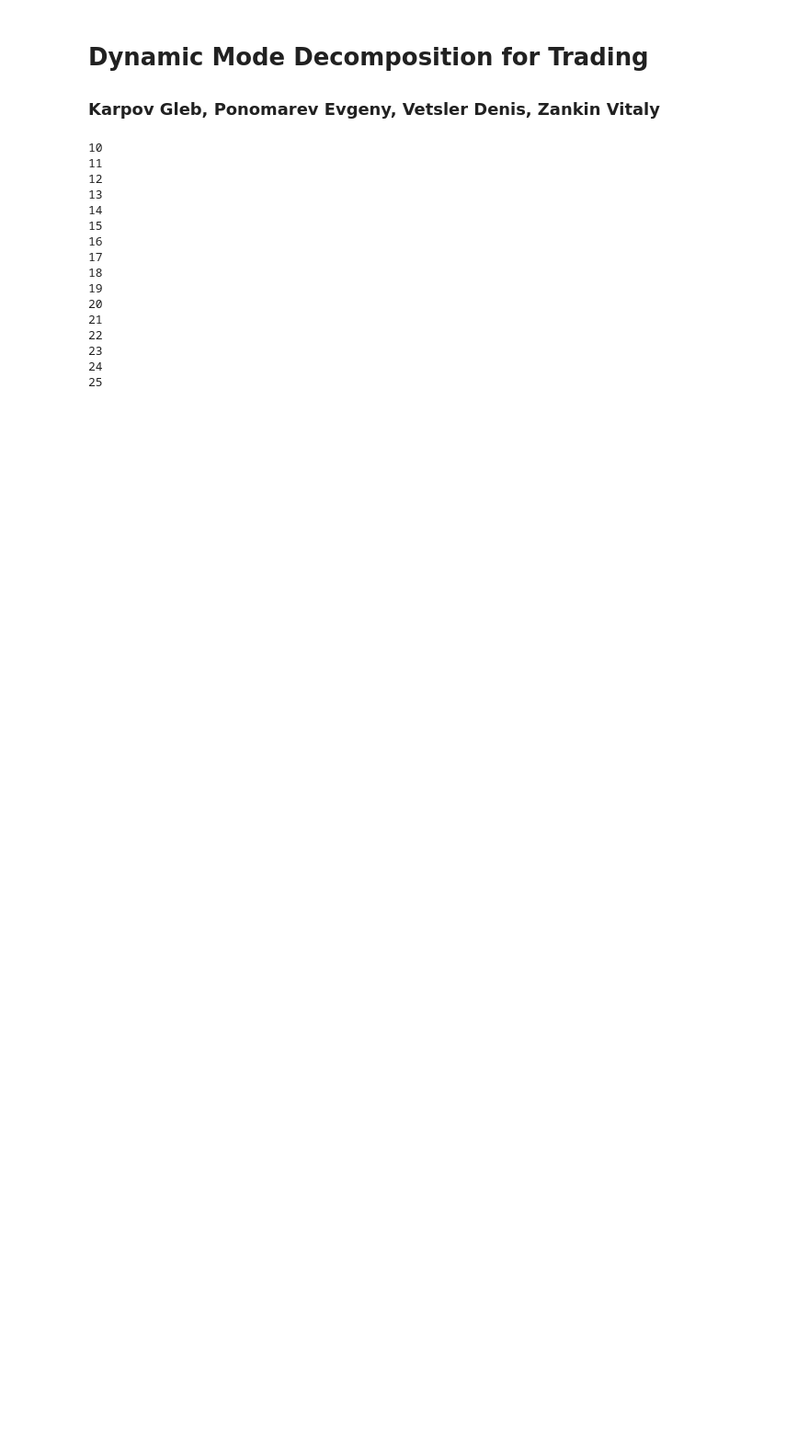
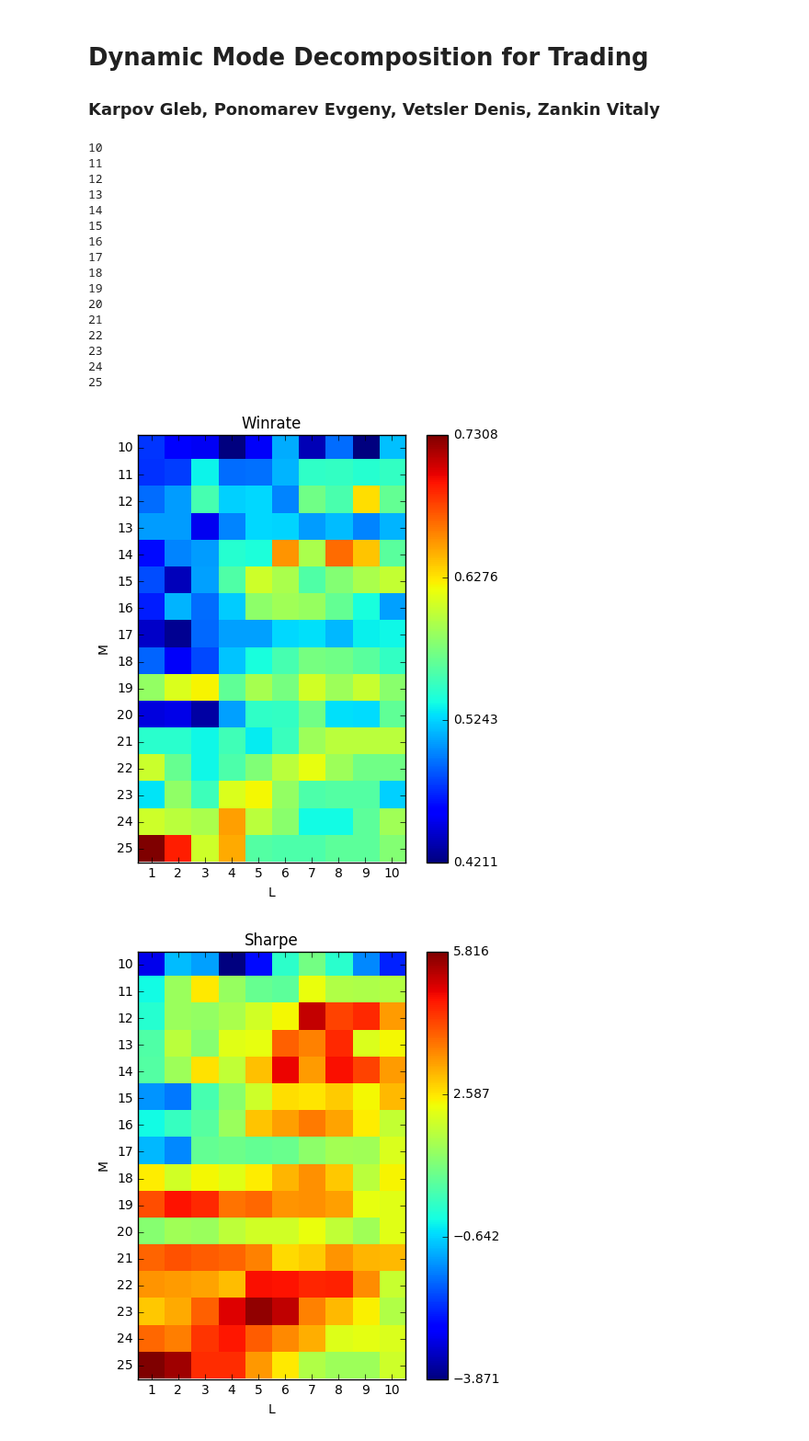
Before and after one commit to evgps/DMD, a Jupyter notebook: DMD_yahoo.ipynb, the cells around one changed output. Shown at 92% size. Drawn from its saved outputs; the diff is of its cells as text; code cells hidden in the pictures; blank space fills up the shorter version.

```diff
--- a/DMD_yahoo.ipynb
+++ b/DMD_yahoo.ipynb
@@ -68,7 +68,7 @@ def trend_per_time_unit(data):
     return data
 # %%
 # Тренировочная выборка
-start = datetime.datetime(2010, 9, 1)
+start = datetime.datetime(2014, 12, 1)
 end = datetime.datetime(2015, 9, 1)
 
 # Акции компаний нефтехимической отрасли с ММВБ
@@ -149,7 +149,7 @@ for M in range(r, r+M_len):
 25
 # %%
 # Выберем акцию k для рассмотрения
-k = 8
+k = 2
 winrates_mean = winrates[k]
 sharpes_mean = sharpes[k]
 payoffs_mean = payoffs[k]
@@ -179,30 +179,33 @@ ax2 = fig.add_subplot(111)
 img2 = ax2.imshow(sharpes_mean,interpolation='nearest', cmap='jet')
 v = np.linspace(sharpes_mean.min(), sharpes_mean.max(), 4)
 cbar = plt.colorbar(img2, ax=ax2, ticks=v, orientation='vertical')
 ax2.set_title('Sharpe')
 ax2.set_ylabel('M')
 ax2.set_xlabel('L')
 ax2.set_xticks(np.arange(0, L_len, 1));
 ax2.set_yticks(np.arange(0, M_len, 1));
 ax2.set_xticklabels(np.arange(1, 1+L_len))
 ax2.set_yticklabels(range(r, r+M_len))
 plt.savefig('sharpe.png')
 plt.show()
 plt.close()
 
 # График относительной прибыли
 fig = plt.figure(figsize=(6,6))
 ax3 = fig.add_subplot(111)
 img3 = ax3.imshow(payoffs_mean,interpolation='nearest', cmap='jet')
 v = np.linspace(payoffs_mean.min(), payoffs_mean.max(), 4)
 cbar = plt.colorbar(img3, ax=ax3, ticks=v, orientation='vertical')
 ax3.set_title('Payoff')
 ax3.set_ylabel('M')
 ax3.set_xlabel('L')
 ax3.set_xticks(np.arange(0, L_len, 1));
 ax3.set_yticks(np.arange(0, M_len, 1));
 ax3.set_xticklabels(np.arange(1, 1+L_len))
 ax3.set_yticklabels(range(r, r+M_len))
 plt.savefig('payoffs.png')
 plt.show()
 plt.close()
+# %% [output]
+[figure, added]
+[figure, added]
```
Also changed, not shown: parts of 2 cells of this notebook.
